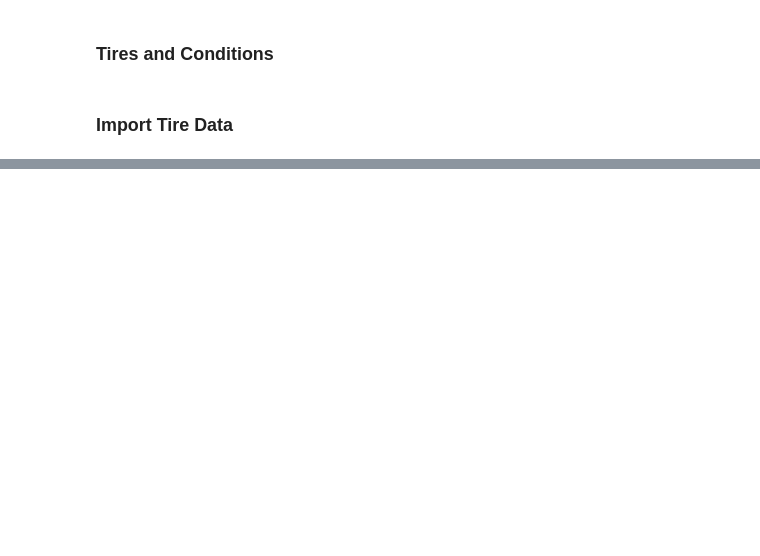
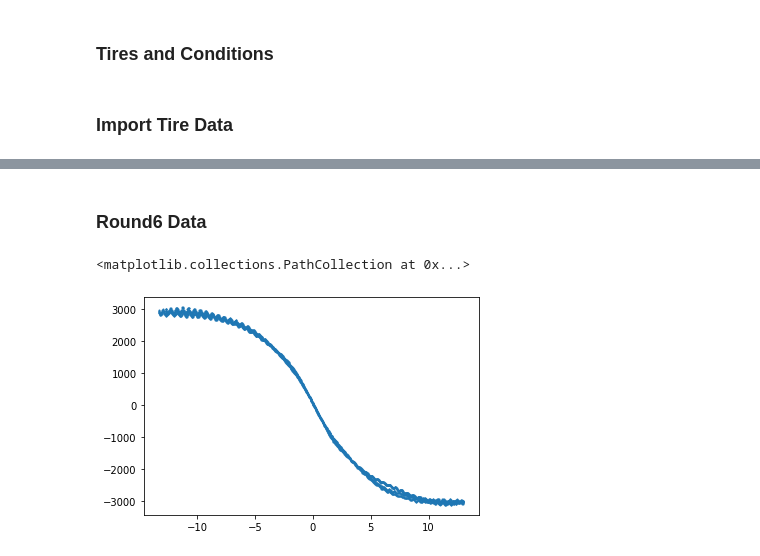
Before and after one commit to rhorvath02/tire_analysis, a Jupyter notebook: analysis/analysis.ipynb, the cells around one changed output, grey strips where cells are left out. Saved outputs shown, nothing was run; the diff lists cells and outputs as text; code cells hidden in the pictures; blank space fills up the shorter version.

```diff
--- a/analysis/analysis.ipynb
+++ b/analysis/analysis.ipynb
@@ -60,0 +50,12 @@ plt.plot(vals[0], vals[1])
+# %% [markdown]
+### Round6 Data
+# %%
+df = tires["hoosier_r25b_18x7-5_10x7_run1"]["lat"]
+temp_df = df[(df["load"] == -250 / 0.224809)]
+
+# print(temp_df)
+
+plt.scatter(temp_df["SA"], temp_df["FY"], s=1)
+# %% [output]
+<matplotlib.collections.PathCollection at 0x...>
+[figure, added]
```
Also changed, not shown: parts of 8 cells of this notebook, 15 other files.
